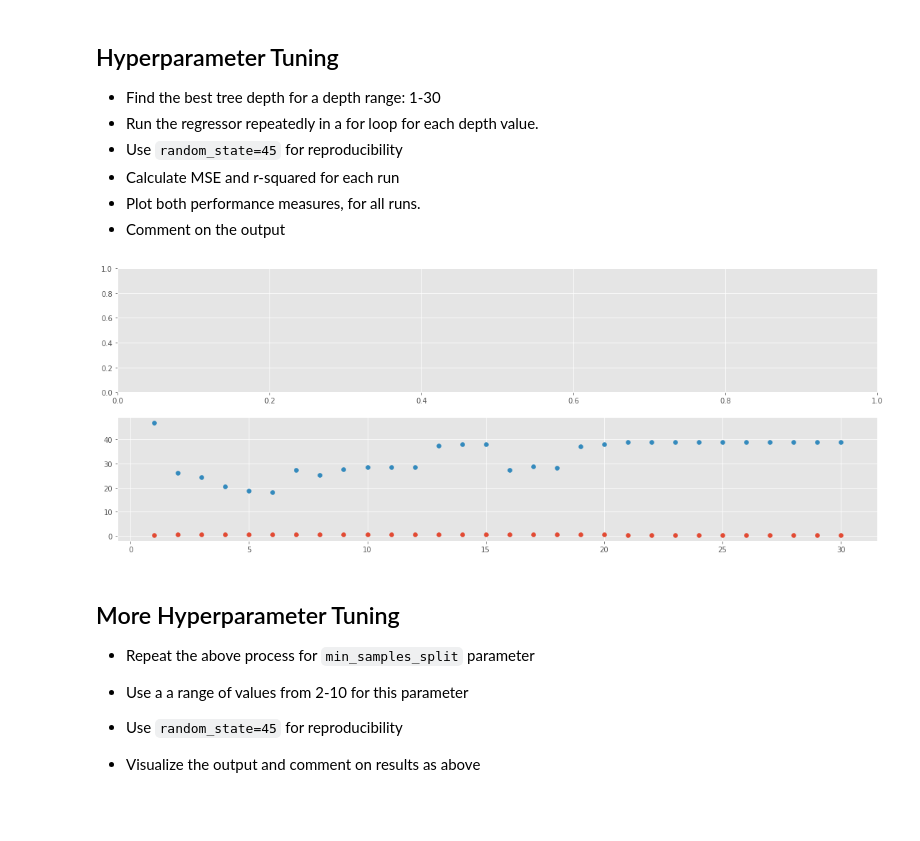
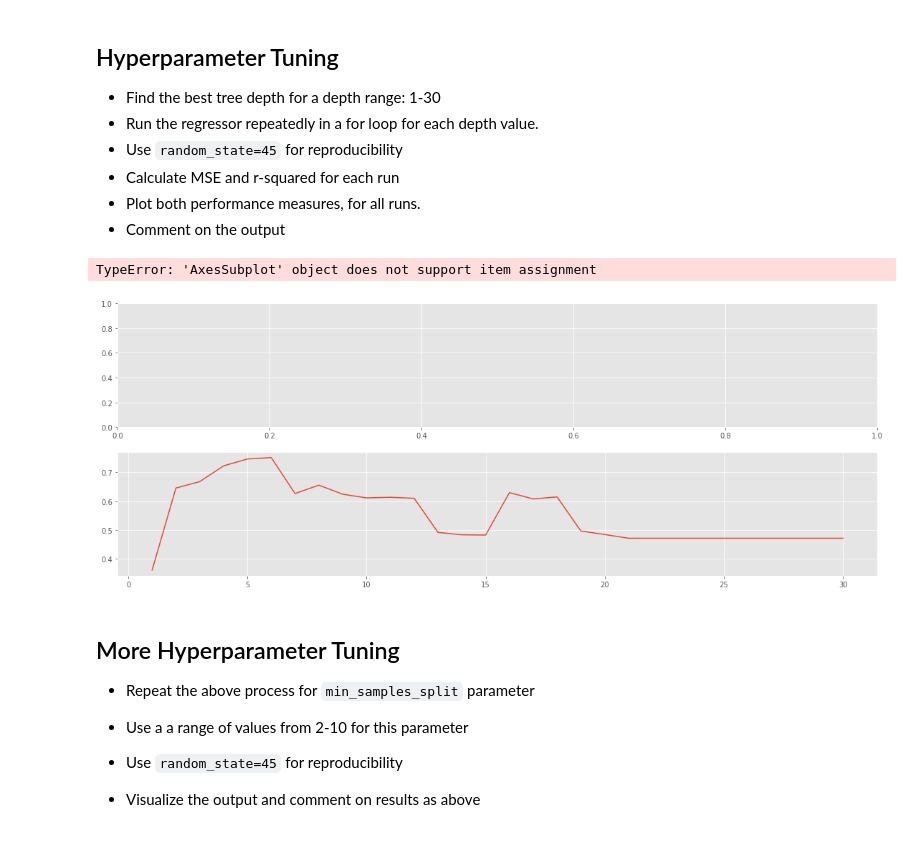
Before and after one commit to ColinFangshu/dsc-tuning-regression-trees-lab-seattle-ds-career-051319, a Jupyter notebook: index.ipynb, the cells around one changed output. Saved outputs shown, nothing was run; the diff lists cells and outputs as text; code cells hidden in the pictures.

```diff
--- a/index.ipynb
+++ b/index.ipynb
@@ -179,12 +179,13 @@ for depth in tree_depth:
 # %%
 import matplotlib.pyplot as plt
 plt.style.use('ggplot')
 
 fig, ax = plt.subplots(2,1, figsize=(19, 7))
-ax[0] = plt.plot(tree_depth, mse_results, label='Mean squared error of each max tree depth')
-ax[1] = plt.plot(tree_depth, r2_results, label='R squared of each max tree depth')
+ax[0][0] = plt.plot(tree_depth, mse_results, label='Mean squared error of each max tree depth')
+ax[1][1] = plt.plot(tree_depth, r2_results, label='R squared of each max tree depth')
 # %% [output]
+TypeError: 'AxesSubplot' object does not support item assignment
-[figure, old version]
+[figure, new version]
 # %% [markdown]
 ## More Hyperparameter Tuning
 
```
